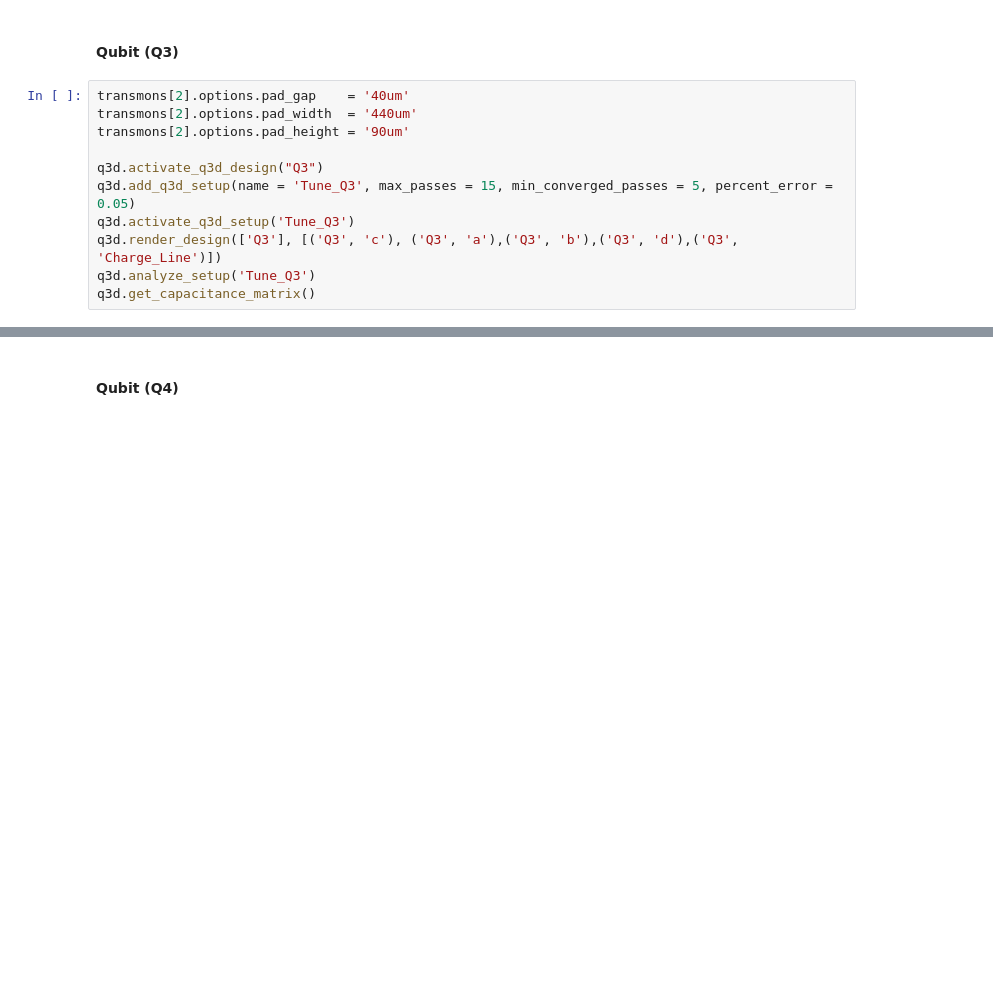
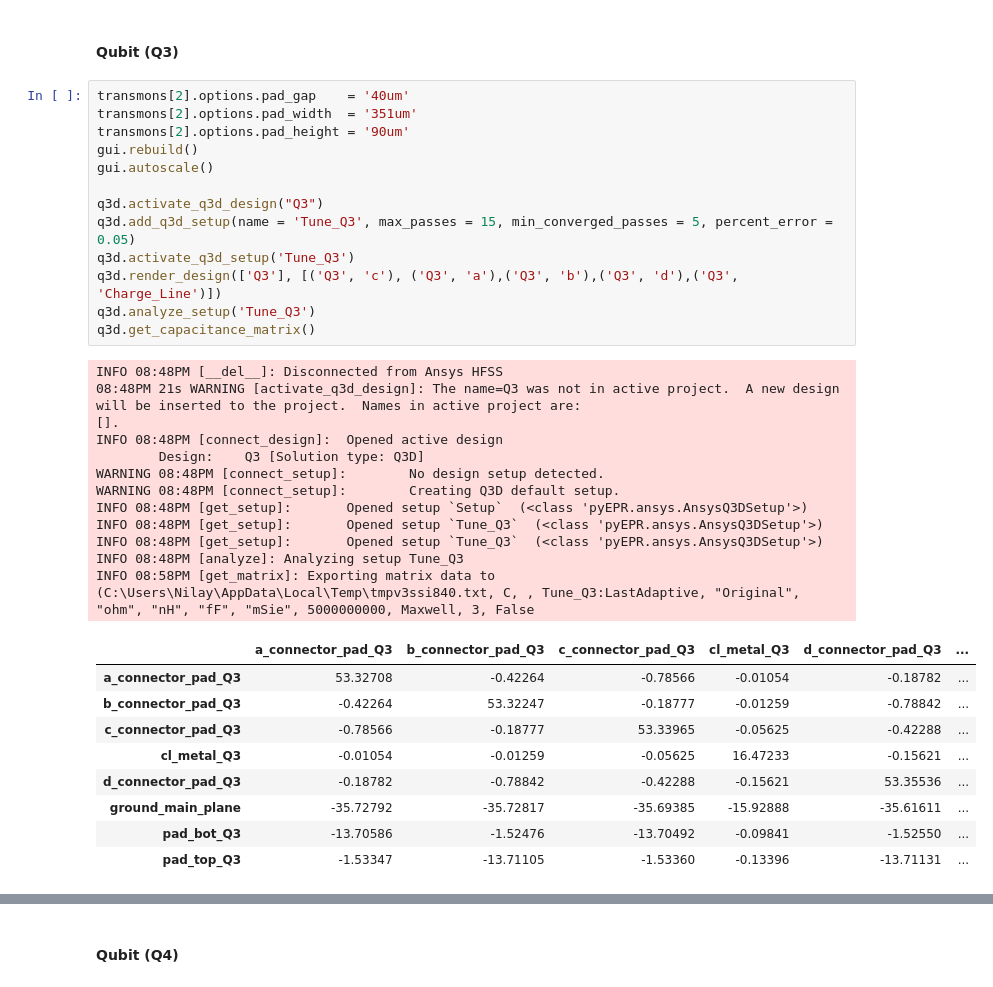
Before and after one commit to AbeerVaishnav13/qiskit-metal-qubit-design, a Jupyter notebook: design1_Q1_analysis.ipynb, the cells around one changed output, grey strips where cells are left out. Drawn from its saved outputs; the diff is of its cells as text; blank space fills up the shorter version.

```diff
--- a/design1_Q1_analysis.ipynb
+++ b/design1_Q1_analysis.ipynb
@@ -355,15 +426,39 @@ q3d.plot_convergence_chi(Q2_lom)
 #### Qubit (Q3)
 # %%
 transmons[2].options.pad_gap    = '40um'
-transmons[2].options.pad_width  = '440um'
+transmons[2].options.pad_width  = '351um'
 transmons[2].options.pad_height = '90um'
+gui.rebuild()
+gui.autoscale()
 
 q3d.activate_q3d_design("Q3")
 q3d.add_q3d_setup(name = 'Tune_Q3', max_passes = 15, min_converged_passes = 5, percent_error = 0.05)
 q3d.activate_q3d_setup('Tune_Q3')
 q3d.render_design(['Q3'], [('Q3', 'c'), ('Q3', 'a'),('Q3', 'b'),('Q3', 'd'),('Q3', 'Charge_Line')])
 q3d.analyze_setup('Tune_Q3')
 q3d.get_capacitance_matrix()
+# %% [output]
+INFO 08:48PM [__del__]: Disconnected from Ansys HFSS
+08:48PM 21s WARNING [activate_q3d_design]: The name=Q3 was not in active project.  A new design will be inserted to the project.  Names in active project are:
+[].
+INFO 08:48PM [connect_design]:  Opened active design
+        Design:    Q3 [Solution type: Q3D]
+WARNING 08:48PM [connect_setup]:        No design setup detected.
+WARNING 08:48PM [connect_setup]:        Creating Q3D default setup.
+INFO 08:48PM [get_setup]:       Opened setup `Setup`  (<class 'pyEPR.ansys.AnsysQ3DSetup'>)
+INFO 08:48PM [get_setup]:       Opened setup `Tune_Q3`  (<class 'pyEPR.ansys.AnsysQ3DSetup'>)
+INFO 08:48PM [get_setup]:       Opened setup `Tune_Q3`  (<class 'pyEPR.ansys.AnsysQ3DSetup'>)
+INFO 08:48PM [analyze]: Analyzing setup Tune_Q3
+INFO 08:58PM [get_matrix]: Exporting matrix data to (C:\Users\Nilay\AppData\Local\Temp\tmpv3ssi840.txt, C, , Tune_Q3:LastAdaptive, "Original", "ohm", "nH", "fF", "mSie", 5000000000, Maxwell, 3, False
+|  | a_connector_pad_Q3 | b_connector_pad_Q3 | c_connector_pad_Q3 | cl_metal_Q3 | d_connector_pad_Q3 | ... |
+| a_connector_pad_Q3 | 53.32708 | -0.42264 | -0.78566 | -0.01054 | -0.18782 | ... |
+| b_connector_pad_Q3 | -0.42264 | 53.32247 | -0.18777 | -0.01259 | -0.78842 | ... |
+| c_connector_pad_Q3 | -0.78566 | -0.18777 | 53.33965 | -0.05625 | -0.42288 | ... |
+| cl_metal_Q3 | -0.01054 | -0.01259 | -0.05625 | 16.47233 | -0.15621 | ... |
+| d_connector_pad_Q3 | -0.18782 | -0.78842 | -0.42288 | -0.15621 | 53.35536 | ... |
+| ground_main_plane | -35.72792 | -35.72817 | -35.69385 | -15.92888 | -35.61611 | ... |
+| pad_bot_Q3 | -13.70586 | -1.52476 | -13.70492 | -0.09841 | -1.52550 | ... |
+| pad_top_Q3 | -1.53347 | -13.71105 | -1.53360 | -0.13396 | -13.71131 | ... |
 # %%
 Q3_lom = q3d.lumped_oscillator_vs_passes(12, 1, 5, 7.3, [5.15, 5.1, 5.2, 5.2], 15)
 q3d.plot_convergence_main(Q3_lom)
```
Also changed, not shown: parts of 8 cells of this notebook.
